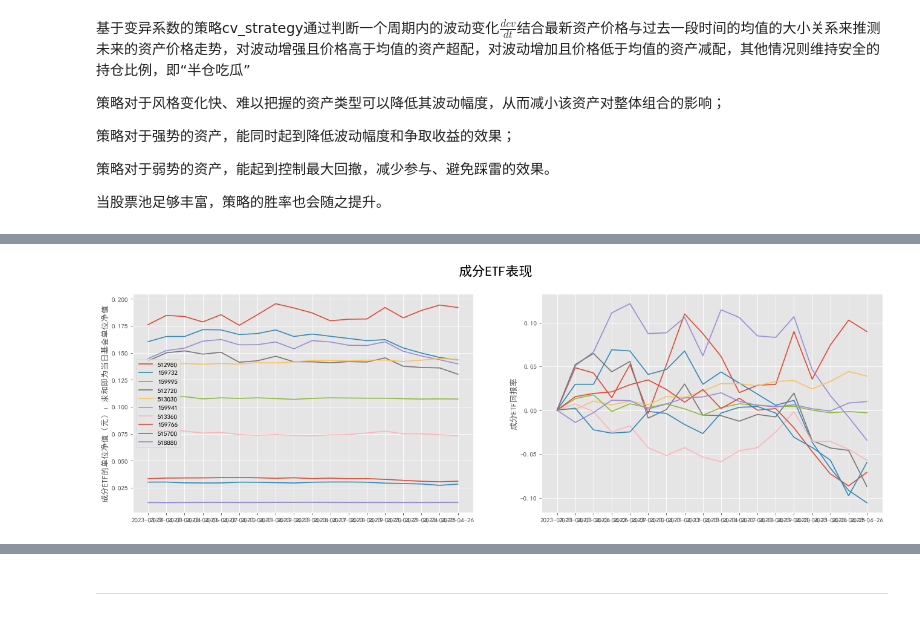
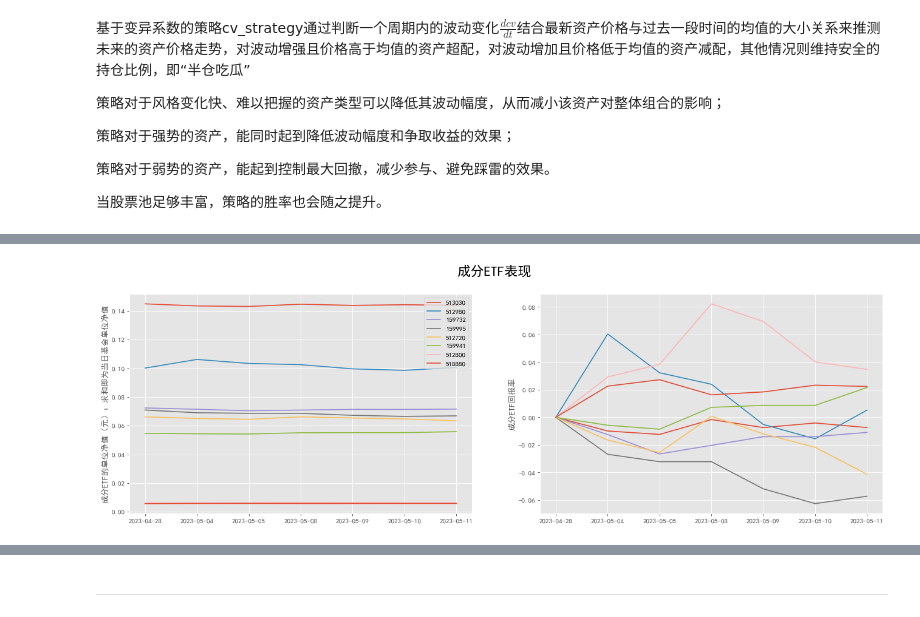
Before and after one commit to jwli601/stocks_stories, a Jupyter notebook: cv_strategy_intro.ipynb, the cells around one changed output, grey strips where cells are left out. Cells and saved outputs as stored; diff of their text form; code cells hidden in the pictures.

```diff
--- a/cv_strategy_intro.ipynb
+++ b/cv_strategy_intro.ipynb
@@ -372,5 +369,5 @@ a.run()
 # %%
-startdate='2023-03-31'
+startdate='2023-04-28'
 dec_dailyreturn = a.returns.dropna().loc[startdate:]
 df_model = a.weight.loc[am.weight.iloc[-2].name:]
 df = pd.DataFrame(index = df_model.index,columns=df_model.columns)
@@ -427,24 +415,24 @@ dfs.pct_change()
 # %%
-pt = df.T.sort_values(startdate,ascending=False).iloc[:11].T
+pt = df.T.sort_values(startdate,ascending=False).iloc[:9].T
 aa = pt.columns.to_list()
 aa.remove('cash')
 pt=pt[aa]
 fig = plt.figure(figsize=[20,6],dpi=80)
 ax1 = plt.subplot(121)
 ax1.set_ylabel('成分ETF的单位净值（元）：求和即为当日基金单位净值')
 for i in pt.columns:
     if i != 'cash':
         ax1.plot(pt[i],label=i)
 
 ax1.legend()
 ax2=plt.subplot(122)
 ax2.plot((pt/pt.iloc[0])-1)
 ax2.set_ylabel('成分ETF回报率')
 
 fig.suptitle('成分ETF表现',fontsize=20)
 plt.show()
 # %% [output]
-[figure, old version]
+[figure, new version]
 # %%
 am.visualization(control_group='hs300')
 # %% [output]
```
Also changed, not shown: parts of 6 cells of this notebook.
